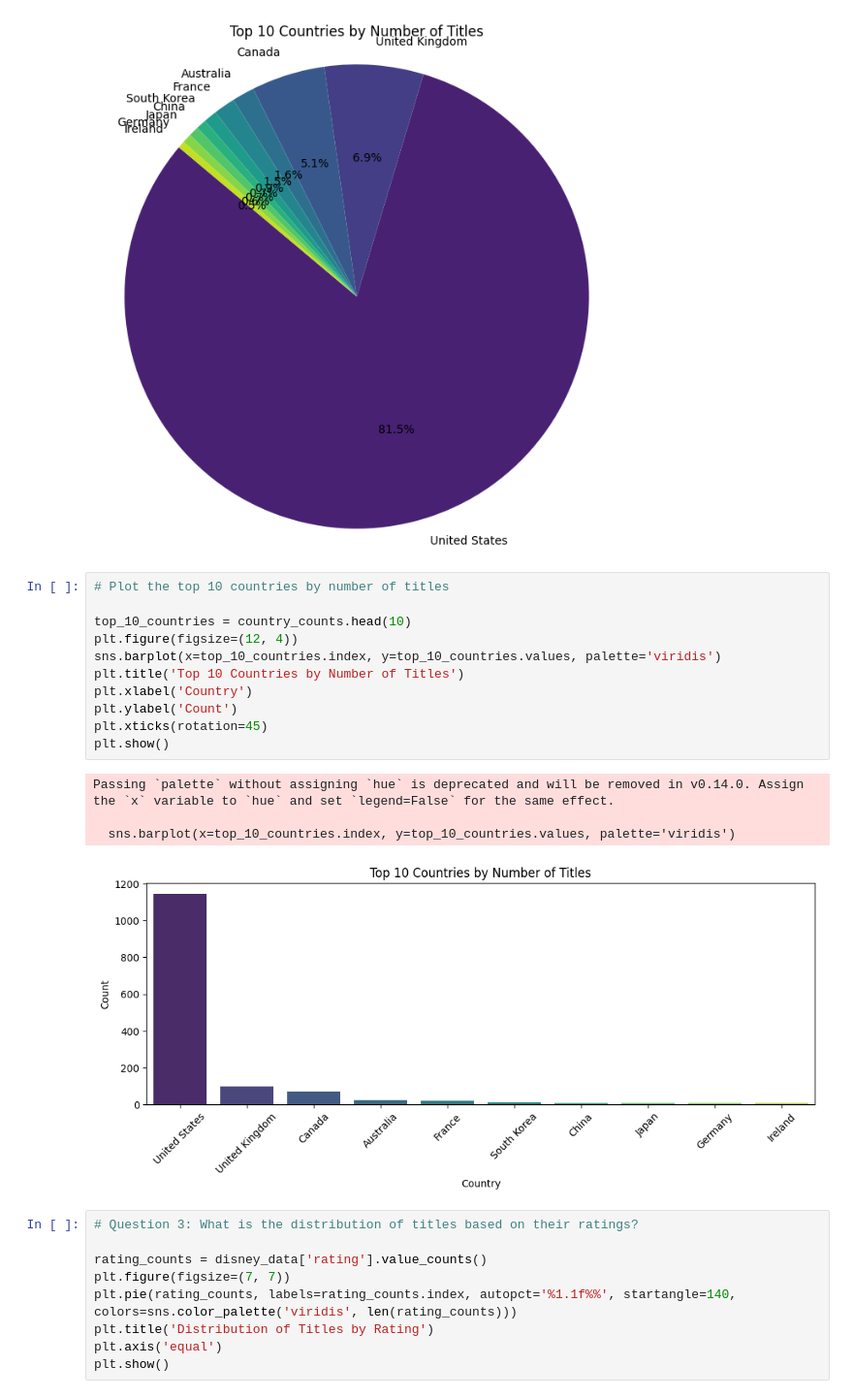
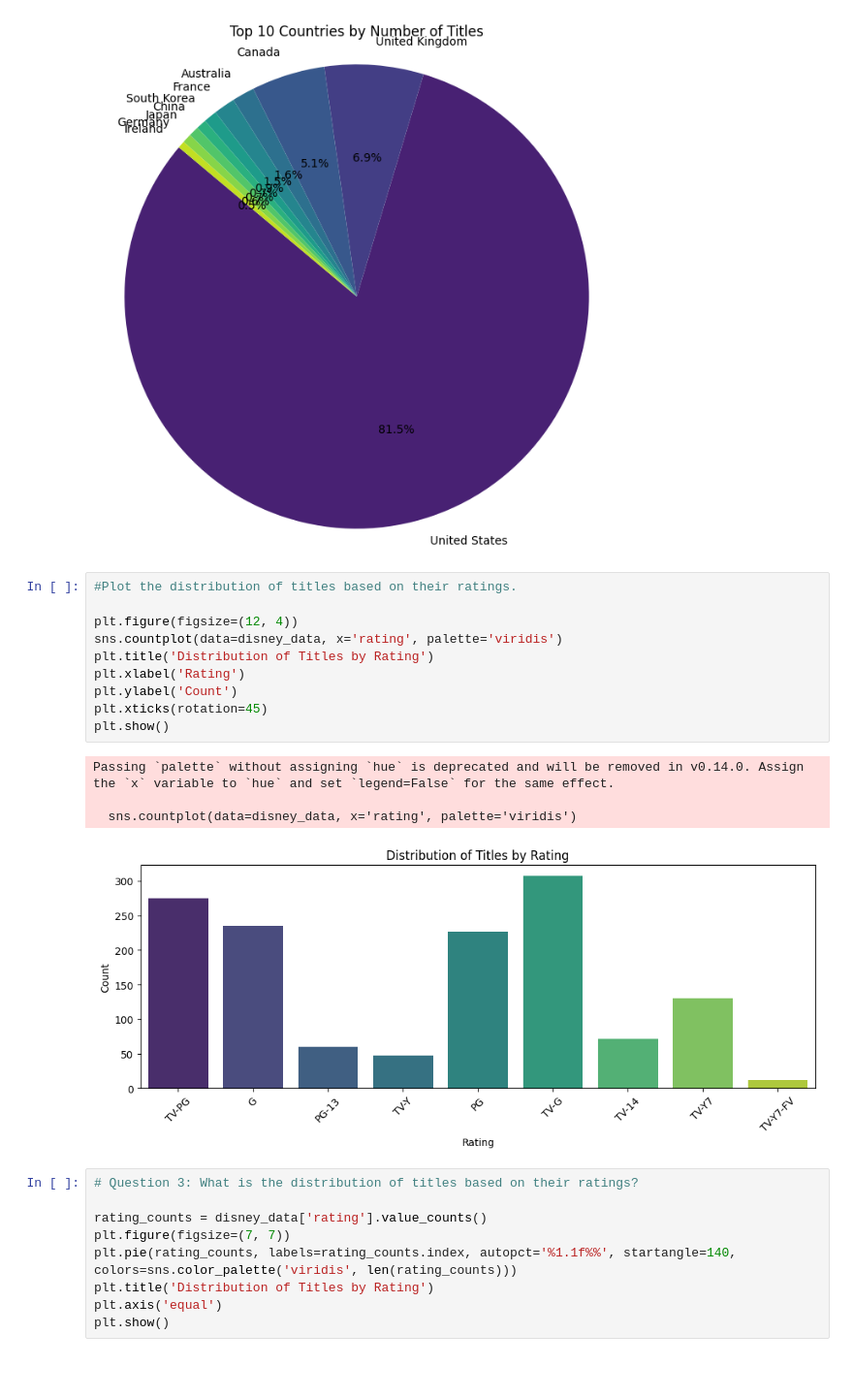
Before and after one commit to gietabhi10/MAINFLOW, a Jupyter notebook: TASK 6/task.ipynb, the cells around one changed output. Shown: that part at 97% size. Saved outputs shown, nothing was run; the diff lists cells and outputs as text; blank space fills up the shorter version.

```diff
--- a/TASK 6/task.ipynb
+++ b/TASK 6/task.ipynb
@@ -133,21 +133,20 @@ plt.show()
 # %% [output]
 [figure]
 # %%
-# Plot the top 10 countries by number of titles
+#Plot the distribution of titles based on their ratings.
 
-top_10_countries = country_counts.head(10)
 plt.figure(figsize=(12, 4))
-sns.barplot(x=top_10_countries.index, y=top_10_countries.values, palette='viridis')
-plt.title('Top 10 Countries by Number of Titles')
-plt.xlabel('Country')
+sns.countplot(data=disney_data, x='rating', palette='viridis')
+plt.title('Distribution of Titles by Rating')
+plt.xlabel('Rating')
 plt.ylabel('Count')
 plt.xticks(rotation=45)
 plt.show()
 # %% [output]
 Passing `palette` without assigning `hue` is deprecated and will be removed in v0.14.0. Assign the `x` variable to `hue` and set `legend=False` for the same effect.
 
-  sns.barplot(x=top_10_countries.index, y=top_10_countries.values, palette='viridis')
+  sns.countplot(data=disney_data, x='rating', palette='viridis')
-[figure, old version]
+[figure, new version]
 # %%
 # Question 3: What is the distribution of titles based on their ratings?
 
```
